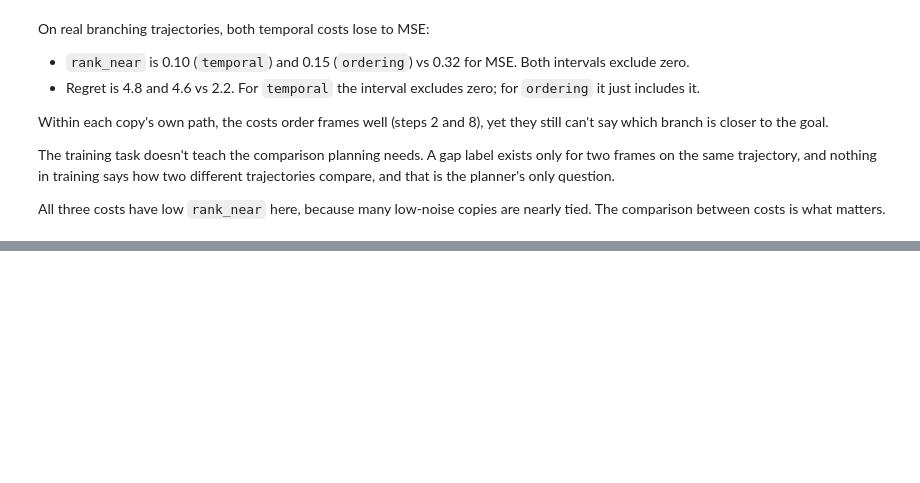
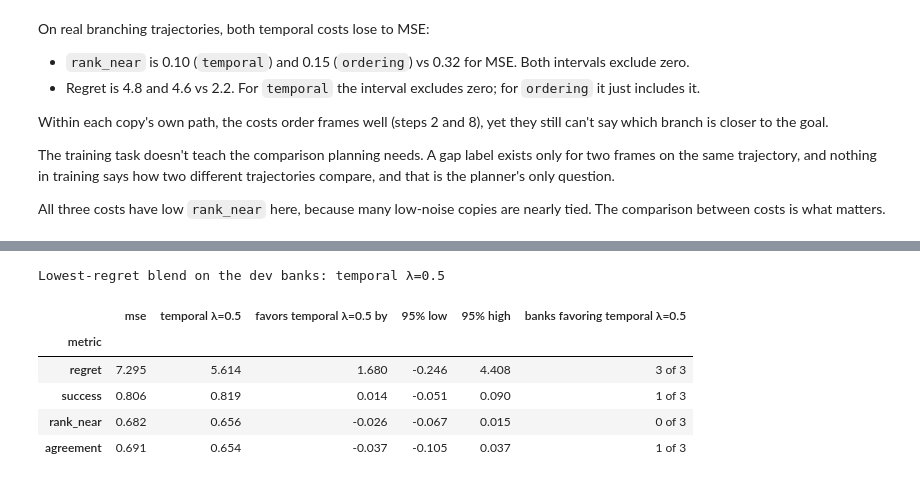
Before and after one commit to AmadeoDeLaVega/JEPA-Planning, a Jupyter notebook: code/debug/temporal_cost.ipynb, the cells around one changed output, grey strips where cells are left out. Drawn from its saved outputs; the diff is of its cells as text; code cells hidden in the pictures; blank space fills up the shorter version.

```diff
--- a/code/debug/temporal_cost.ipynb
+++ b/code/debug/temporal_cost.ipynb
@@ -759,0 +825,13 @@ More tuning of the same objective (data, steps, short-gap weighting) seem unlike
+# %%
+
+best = blends[blends.method.str.contains("λ=")].groupby("method").regret.mean().idxmin()
+print(f"Lowest-regret blend on the dev banks: {best}")
+compare(["regret", "success", "rank_near", "agreement"], method=best, baseline="mse", data=blends)
+# %% [output]
+Lowest-regret blend on the dev banks: temporal λ=0.5
+|  | mse | temporal λ=0.5 | favors temporal λ=0.5 by | 95% low | 95% high | banks favoring temporal λ=0.5 |
+| metric |  |  |  |  |  |  |
+| regret | 7.295 | 5.614 | 1.680 | -0.246 | 4.408 | 3 of 3 |
+| success | 0.806 | 0.819 | 0.014 | -0.051 | 0.090 | 1 of 3 |
+| rank_near | 0.682 | 0.656 | -0.026 | -0.067 | 0.015 | 0 of 3 |
+| agreement | 0.691 | 0.654 | -0.037 | -0.105 | 0.037 | 1 of 3 |
```
Also changed, not shown: parts of 5 cells of this notebook, 3 other files.
